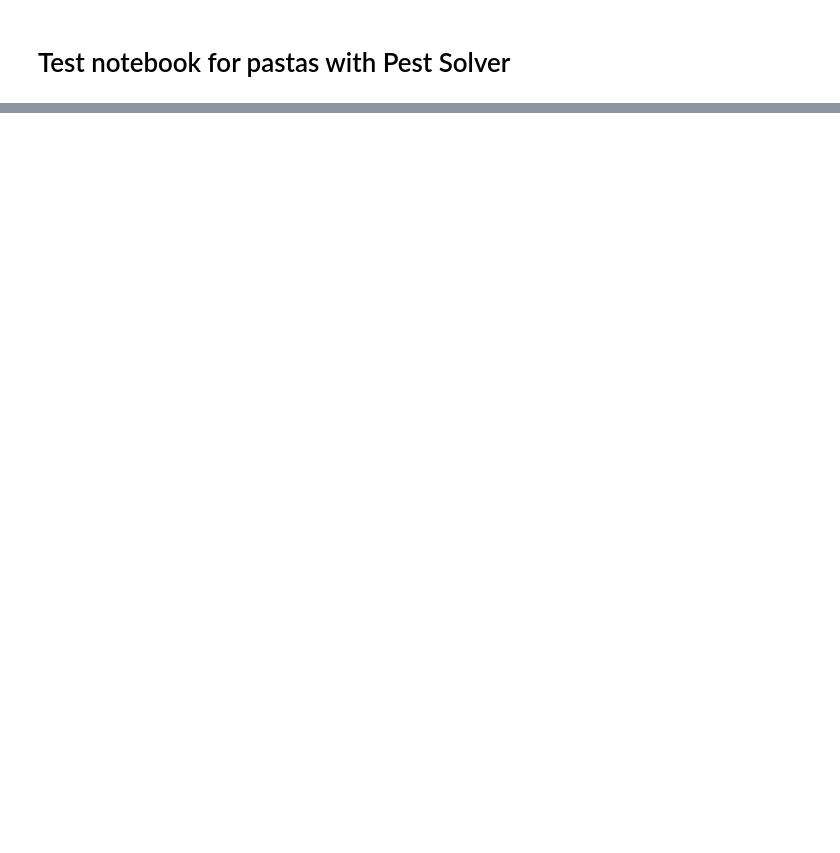
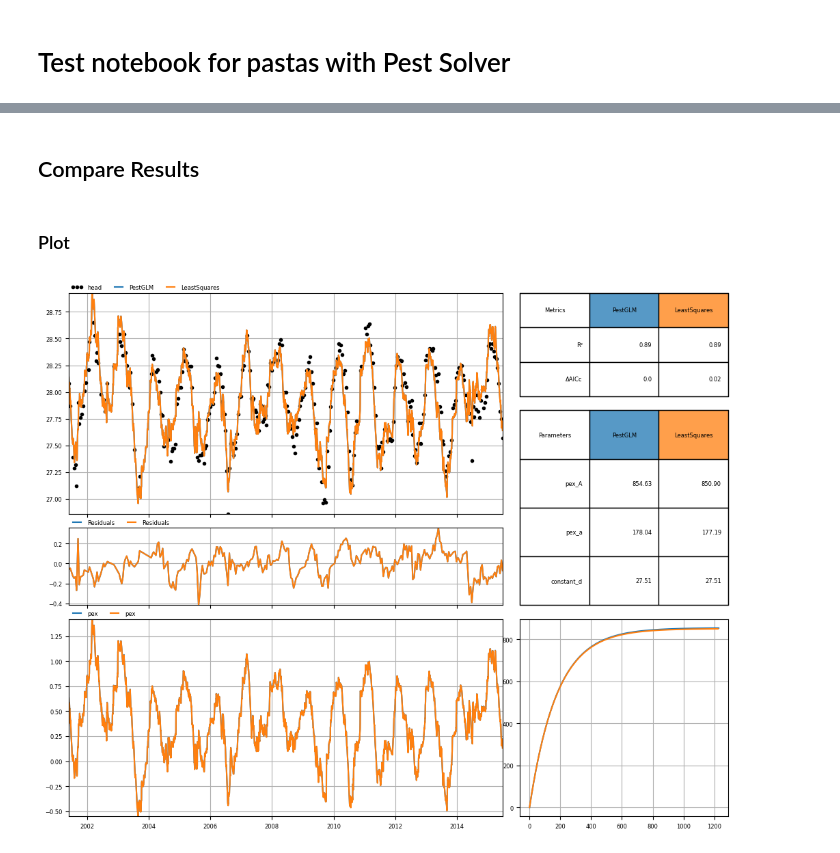
Before and after one commit to pastas/pastas-plugins, a Jupyter notebook: docs/examples/pest_pastas.ipynb, the cells around one changed output, grey strips where cells are left out. Saved outputs shown, nothing was run; the diff lists cells and outputs as text; code cells hidden in the pictures; blank space fills up the shorter version.

```diff
--- a/docs/examples/pest_pastas.ipynb
+++ b/docs/examples/pest_pastas.ipynb
@@ -84,0 +77,5 @@ ml.solver.pcov
+# %%
+ml_ls = ml.copy()
+ml_ls.name = "LeastSquares"
+ml_ls.solve(solver=ps.LeastSquares())
+_ = ml_ls.plots.results(stderr=True)
@@ -84,0 +101,8 @@ ml.solver.pcov
+# %% [markdown]
+## Compare Results
+# %% [markdown]
+### Plot
+# %%
+ps.plots.compare([ml, ml_ls]);
+# %% [output]
+[figure, added]
```
Also changed, not shown: parts of 21 cells of this notebook.
